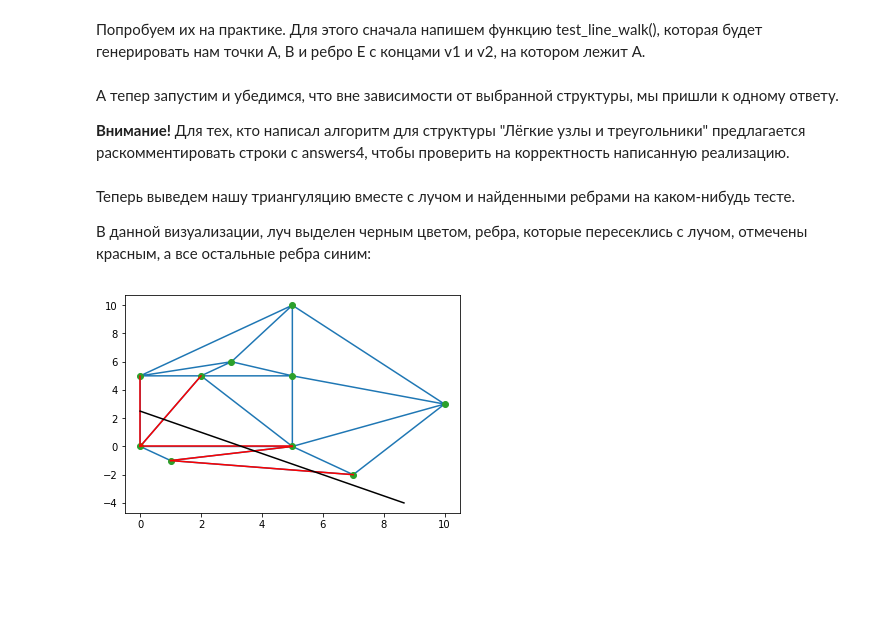
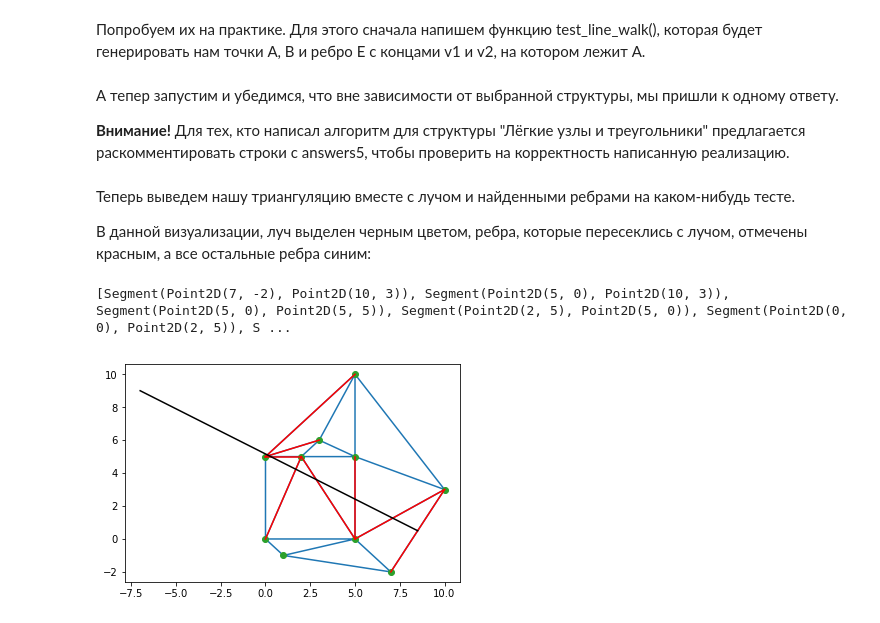
Before and after one commit to CT-18/cg, a Jupyter notebook: 23_triangulation_in_mem/structs_for_triang.ipynb, the cells around one changed output. Saved outputs shown, nothing was run; the diff lists cells and outputs as text; code cells hidden in the pictures; blank space fills up the shorter version.

Commit message:
Minor: add double edges line walk and pdf

```diff
--- a/23_triangulation_in_mem/structs_for_triang.ipynb
+++ b/23_triangulation_in_mem/structs_for_triang.ipynb
@@ -463,7 +463,7 @@ def scipy_tri_to_double_edges(tri):
                 edges_to_idr_and_f[e[1], e[0]][1] = 1
             twin = -idr
             prev = get_id(edges_to_idr_and_f, *le[(i-1) % 3])
-            nxt = get_id(edges_to_idr_and_f, *le[(i-1) % 3])
+            nxt = get_id(edges_to_idr_and_f, *le[(i+1) % 3])
             he = DoubleEdges.HalfEdge(idr, e[0], prev, nxt, twin, index_t)
             half_edges[idr] = he
             if (first):
@@ -472,7 +472,7 @@ def scipy_tri_to_double_edges(tri):
             if (e[0] in nodes):
                 continue
             else:
-                nodes[e[0]] = DoubleEdges.Node(e[0], tri.points[e[0]], idr)
+                nodes[e[0]] = DoubleEdges.Node(e[0], Point(tri.points[e[0]][0], tri.points[e[0]][1]), idr)
     for key, value in edges_to_idr_and_f.items():
         if (value[1] == 1):
             half_edges[-value[0]].twin = 0
@@ -577,5 +577,5 @@ def test_line_walk(tri):
 # %% [markdown]
 А тепер запустим и убедимся, что вне зависимости от выбранной структуры, мы пришли к одному ответу.
 
-**Внимание!** Для тех, кто написал алгоритм для структуры "Лёгкие узлы и треугольники" предлагается раскомментировать строки с answers4, чтобы проверить на корректность написанную реализацию.
+**Внимание!** Для тех, кто написал алгоритм для структуры "Лёгкие узлы и треугольники" предлагается раскомментировать строки с answers5, чтобы проверить на корректность написанную реализацию.
 # %%
@@ -608,17 +602,25 @@ for i in range(150):
 
 В данной визуализации, луч выделен черным цветом, ребра, которые пересеклись с лучом, отмечены красным, а все остальные ребра синим:
 # %%
-test = test_line_walk(tri)
-answers1 = line_walk_node_with_neighbours(tri_node_with_neighbours, *test, [])
+#test = test_line_walk(tri)
+#test = [Point(7, -2), Point(7, -2), Point(10, 3), Point(5, 0)]
+test = [Point(17/2, 1/2), Point(7, -2), Point(10, 3), Point(-7, 9)]
+#test = [Point(6, -1), Point(5, 0), Point(7, -2), Point(1, 4)]
+#test = [Point(0, 5/2), Point(0, 5), Point(0, 0), Point(0, 1)]
+#test = [Point(1, 5), Point(0, 5), Point(2, 5), Point(-4, 5)]
+#test = [Point(5/2, 11/2), Point(3, 6), Point(2, 5), Point(-10, -7)]
+answers4 = line_walk_double_edges(tri_double_edges, *test, [])
+print(answers4)
 
 _, ray = inf_ray(test[0], test[3], 9) #генерируем луч для визуализации
 plt.triplot(points[:,0], points[:,1], tri.simplices.copy())
 plt.plot(points[:,0], points[:, 1], 'o')
-for seg in answers1:
+for seg in answers4:
     pt1, pt2 = seg.points
     plt.plot((pt1.x, pt2.x), (pt1.y, pt2.y), "red")
 pt1, pt2 = ray.points
 plt.plot((pt1.x, pt2.x), (pt1.y, pt2.y), "black")
 plt.show()
 # %% [output]
+[Segment(Point2D(7, -2), Point2D(10, 3)), Segment(Point2D(5, 0), Point2D(10, 3)), Segment(Point2D(5, 0), Point2D(5, 5)), Segment(Point2D(2, 5), Point2D(5, 0)), Segment(Point2D(0, 0), Point2D(2, 5)), S ...
-[figure, old version]
+[figure, new version]
```
Also changed, not shown: parts of 1 cell of this notebook, 3 other files.
